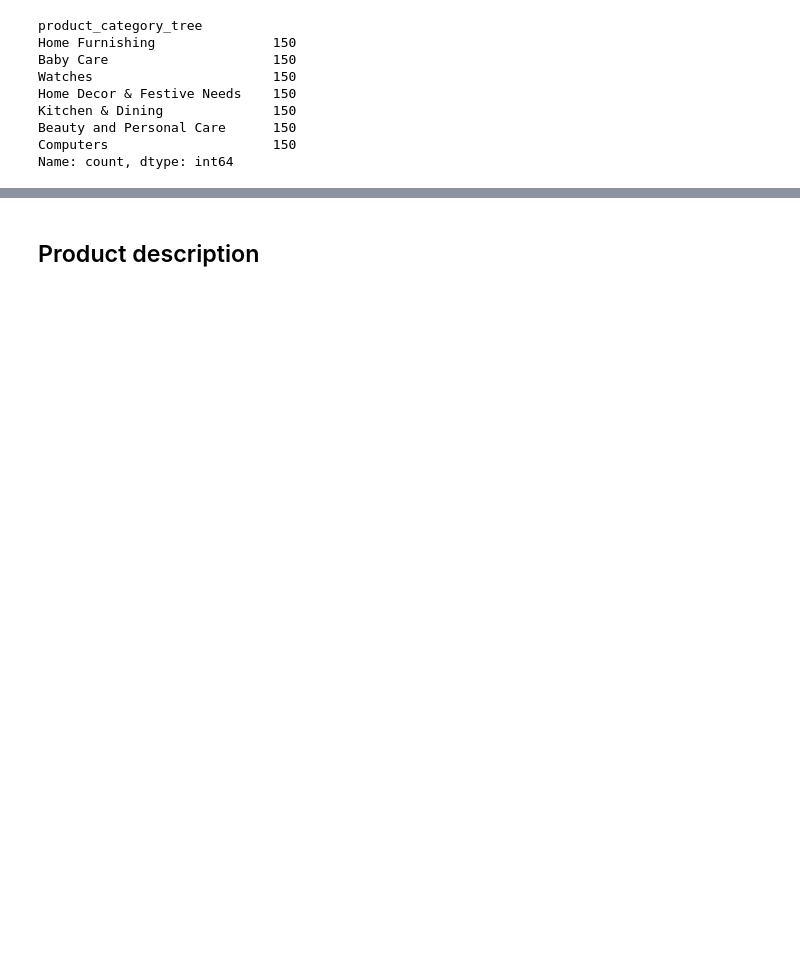
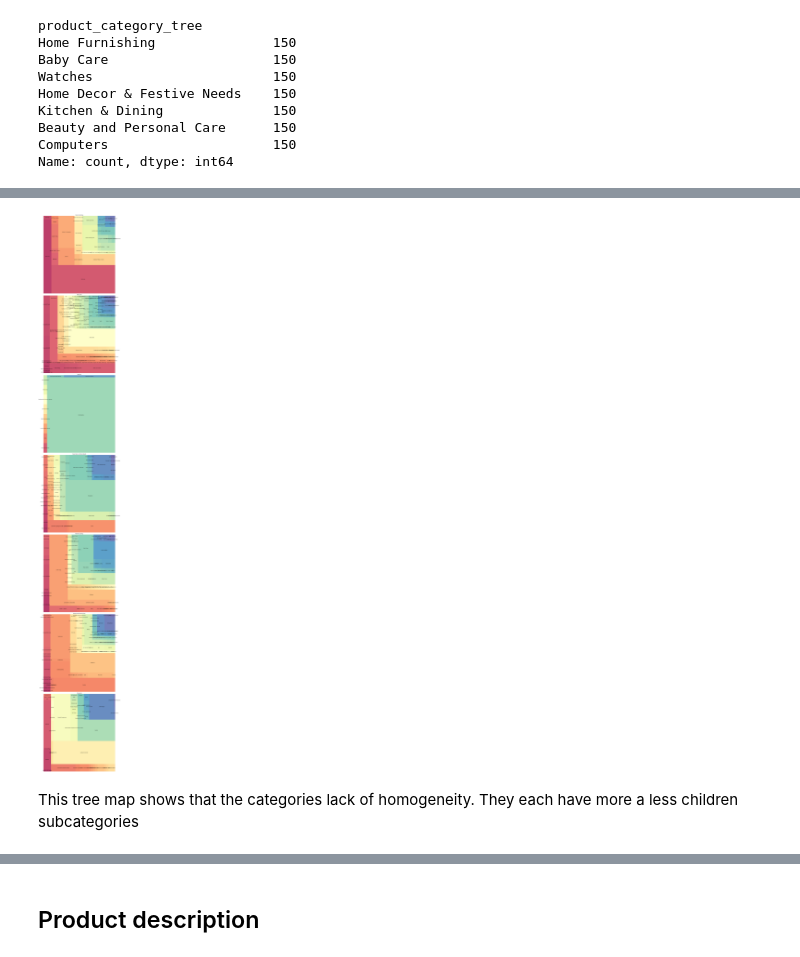
Before and after one commit to Laeti-dev/P6-txt-img_classification, a Jupyter notebook: notebooks/EDA.ipynb, the cells around one changed output, grey strips where cells are left out. Cells and saved outputs as stored; diff of their text form; code cells hidden in the pictures; blank space fills up the shorter version.

```diff
--- a/notebooks/EDA.ipynb
+++ b/notebooks/EDA.ipynb
@@ -108,0 +130,10 @@ df.head()
+# %%
+df_cat['subcategories'] = df_cat['product_category_tree'].apply(split_subcategories)
+deep_max = max(df_cat['subcategories'].apply(len))
+print(f'The maximum number of subcategories is {deep_max}')
+
+for i in range(1, deep_max+1):
+    df_cat[f'subcategory_{i}'] = df_cat['subcategories'].apply(lambda x: x[i] if i < len(x) else None)
+
+df_cat.drop(columns=['product_category_tree', 'subcategories'], inplace=True)
+df_cat.head()
@@ -116,0 +175,32 @@ KeyError: 'product_category_tree'
+# %%
+df_cat.drop(columns=['subcategory_6'], inplace=True)
+# %%
+fig, axes = plt.subplots(len(categories), 1, figsize=(15, 100))
+
+for i, cat in enumerate(categories):
+    filtered_df = df_cat[df_cat['main_category'] == cat]
+
+    # Count each subcategory occurence for the category
+    subcategory_count = filtered_df.filter(like='subcategory_').apply(pd.Series.value_counts).sum(axis=1)
+
+    # Create a dataframe for the subcategories and their count
+    subcategories_df = pd.DataFrame({'subcategory': subcategory_count.index, 'count': subcategory_count.values})
+
+    # plot the tree
+    squarify.plot(
+        sizes=subcategories_df['count'],
+        label=subcategories_df['subcategory'],
+        alpha=.8,
+        color=sns.color_palette("Spectral", len(subcategories_df['count'])),
+        ax=axes[i],
+        text_kwargs = {'fontsize': 10, 'color': 'black'},
+        )
+    axes[i].set_title(cat)
+    axes[i].axis('off')
+
+plt.tight_layout()
+plt.show()
+# %% [output]
+[figure, added]
+# %% [markdown]
+This tree map shows that the categories lack of homogeneity. They each have more a less children subcategories
```
Also changed, not shown: parts of 32 cells of this notebook, 2 other files.
